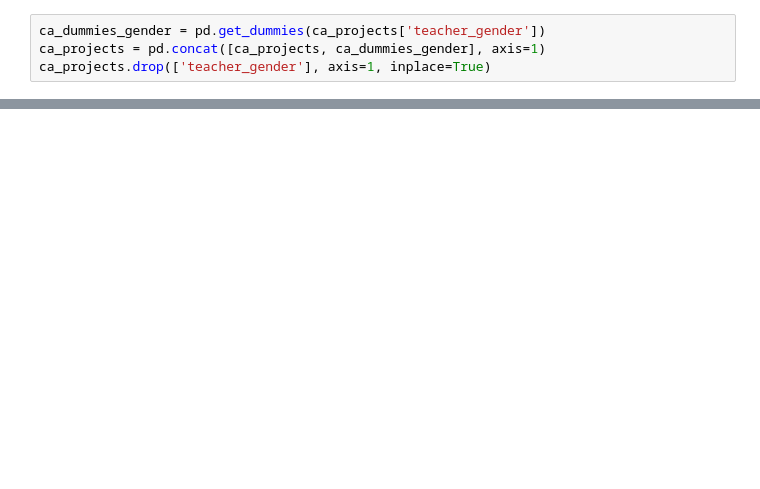
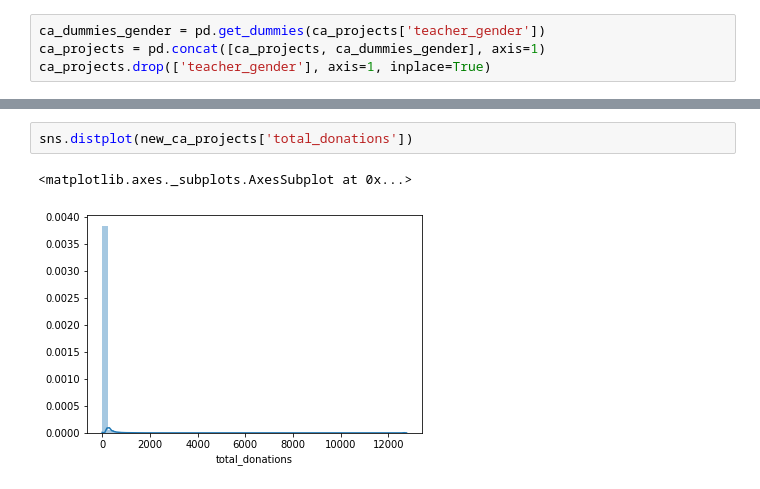
Before and after one commit to PMoquette/DonorsChoose-project, a Jupyter notebook: CA-projects-EDA.ipynb, the cells around one changed output, grey strips where cells are left out. Saved outputs shown, nothing was run; the diff lists cells and outputs as text; blank space fills up the shorter version.

```diff
--- a/CA-projects-EDA.ipynb
+++ b/CA-projects-EDA.ipynb
@@ -616,0 +773,5 @@ ca_projects.head()
+# %%
+sns.distplot(new_ca_projects['total_donations'])
+# %% [output]
+<matplotlib.axes._subplots.AxesSubplot at 0x...>
+[figure, added]
```
Also changed, not shown: parts of 47 cells of this notebook.
